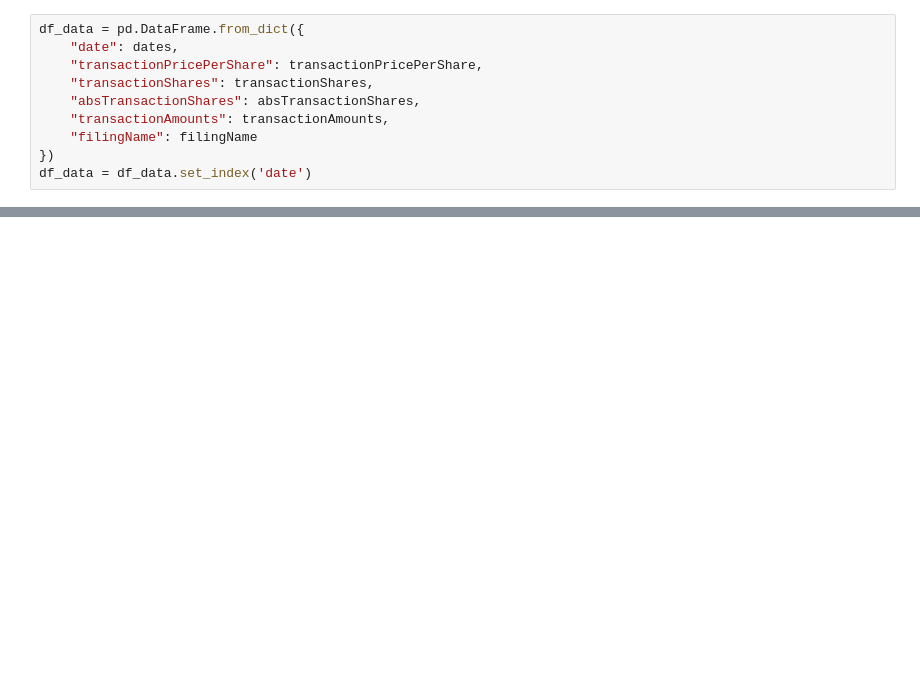
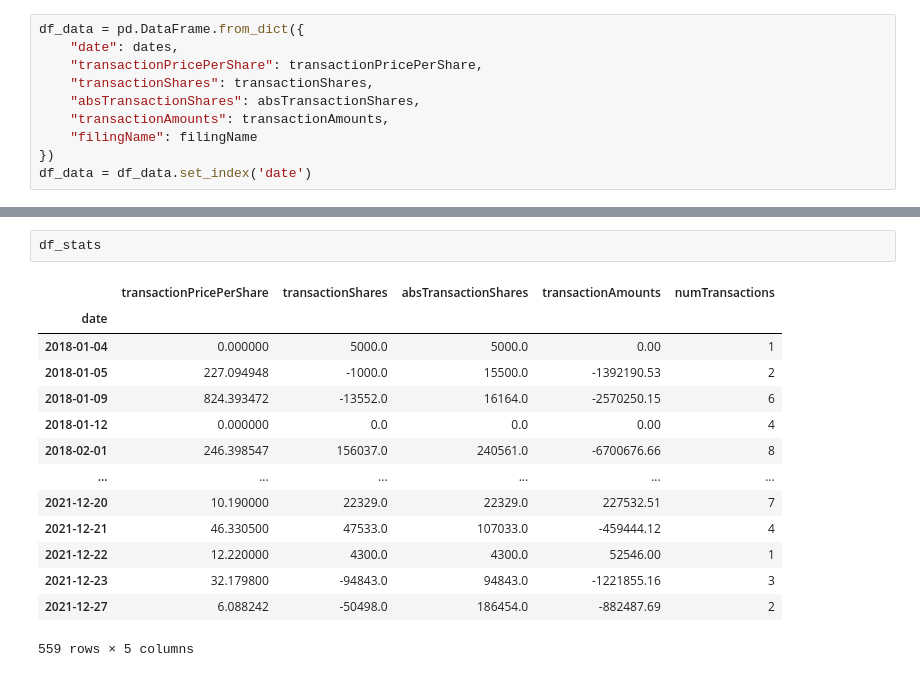
Before and after one commit to ShawnPP/MTH9897_InsiderTrade, a Jupyter notebook: get_edgar_data.ipynb, the cells around one changed output, grey strips where cells are left out. Drawn from its saved outputs; the diff is of its cells as text; blank space fills up the shorter version.

```diff
--- a/get_edgar_data.ipynb
+++ b/get_edgar_data.ipynb
@@ -173,3 +188,20 @@ df_stock.merge(df_stats, left_index=True, right_index=True, how='outer').to_csv(
+# %%
+df_stats
+# %% [output]
+|  | transactionPricePerShare | transactionShares | absTransactionShares | transactionAmounts | numTransactions |
+| date |  |  |  |  |  |
+| 2018-01-04 | 0.000000 | 5000.0 | 5000.0 | 0.00 | 1 |
+| 2018-01-05 | 227.094948 | -1000.0 | 15500.0 | -1392190.53 | 2 |
+| 2018-01-09 | 824.393472 | -13552.0 | 16164.0 | -2570250.15 | 6 |
+| 2018-01-12 | 0.000000 | 0.0 | 0.0 | 0.00 | 4 |
+| 2018-02-01 | 246.398547 | 156037.0 | 240561.0 | -6700676.66 | 8 |
+| ... | ... | ... | ... | ... | ... |
+| 2021-12-20 | 10.190000 | 22329.0 | 22329.0 | 227532.51 | 7 |
+| 2021-12-21 | 46.330500 | 47533.0 | 107033.0 | -459444.12 | 4 |
+| 2021-12-22 | 12.220000 | 4300.0 | 4300.0 | 52546.00 | 1 |
+| 2021-12-23 | 32.179800 | -94843.0 | 94843.0 | -1221855.16 | 3 |
+| 2021-12-27 | 6.088242 | -50498.0 | 186454.0 | -882487.69 | 2 |
+559 rows × 5 columns
 # %%
 df_stock.merge(df_stats, left_index=True, right_index=True, how='outer')
 # %% [output]
```
Also changed, not shown: parts of 13 cells of this notebook, 3 other files.
